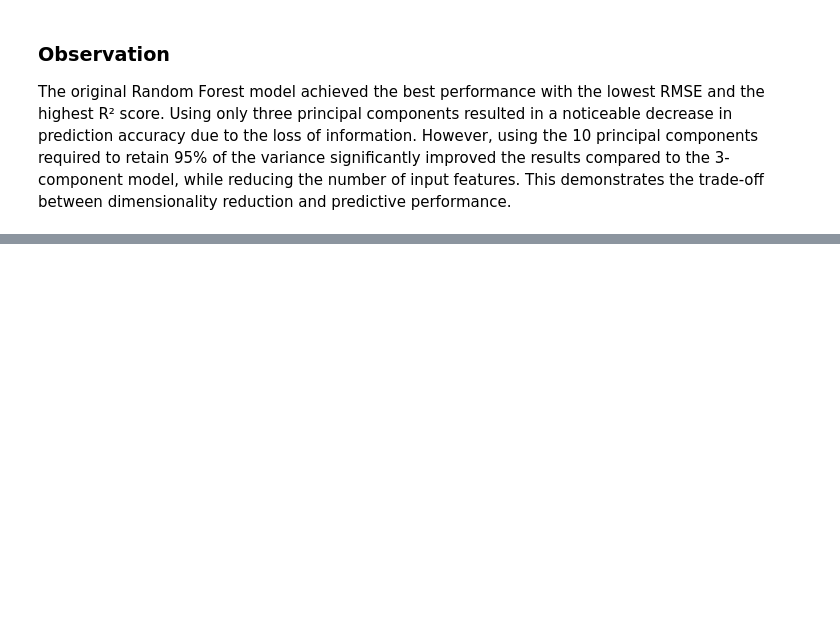
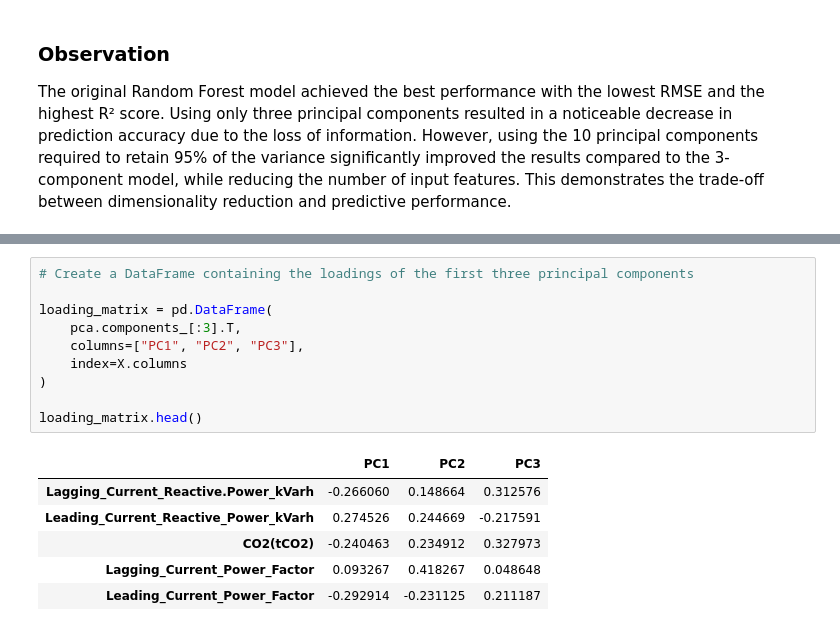
Before and after one commit to hania-sajjad/WEEK-3-TASK, a Jupyter notebook: notebooks /week3_pca.ipynb, the cells around one changed output, grey strips where cells are left out. Drawn from its saved outputs; the diff is of its cells as text; blank space fills up the shorter version.

```diff
--- a/notebooks /week3_pca.ipynb
+++ b/notebooks /week3_pca.ipynb
@@ -306,0 +311,17 @@ The original Random Forest model achieved the best performance with the lowest R
+# %%
+# Create a DataFrame containing the loadings of the first three principal components
+
+loading_matrix = pd.DataFrame(
+    pca.components_[:3].T,
+    columns=["PC1", "PC2", "PC3"],
+    index=X.columns
+)
+
+loading_matrix.head()
+# %% [output]
+|  | PC1 | PC2 | PC3 |
+| Lagging_Current_Reactive.Power_kVarh | -0.266060 | 0.148664 | 0.312576 |
+| Leading_Current_Reactive_Power_kVarh | 0.274526 | 0.244669 | -0.217591 |
+| CO2(tCO2) | -0.240463 | 0.234912 | 0.327973 |
+| Lagging_Current_Power_Factor | 0.093267 | 0.418267 | 0.048648 |
+| Leading_Current_Power_Factor | -0.292914 | -0.231125 | 0.211187 |
```
Also changed, not shown: parts of 3 cells of this notebook.
